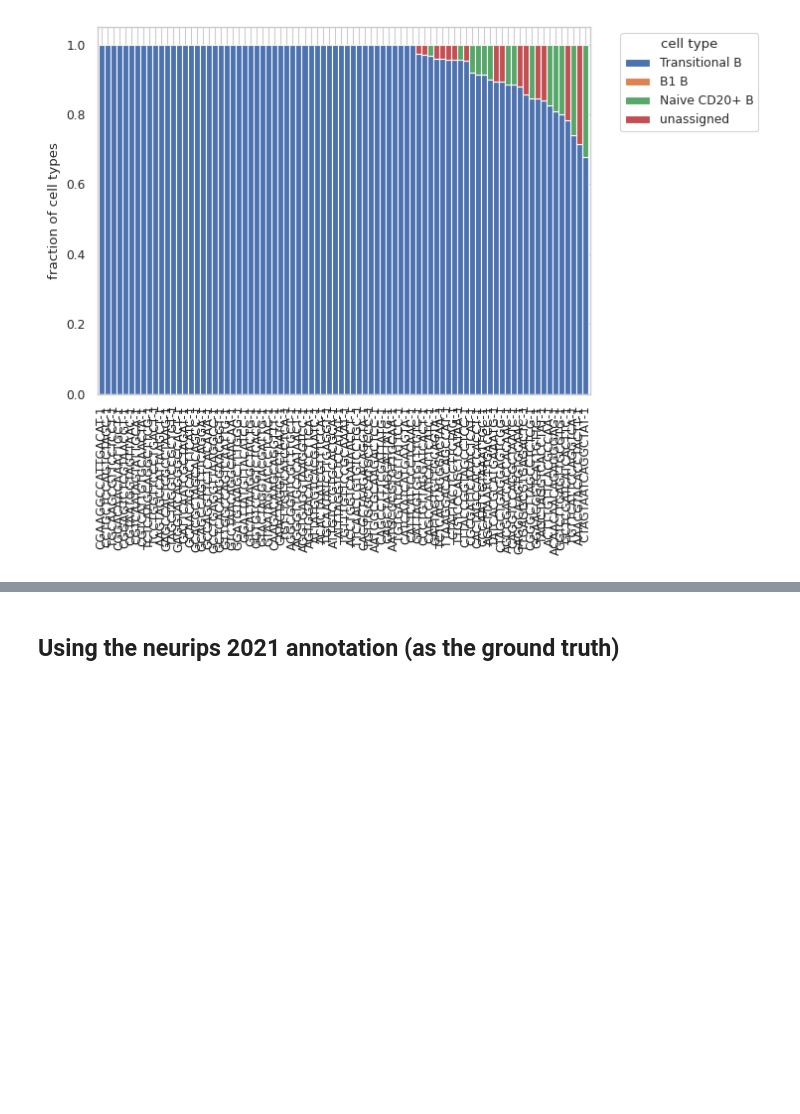
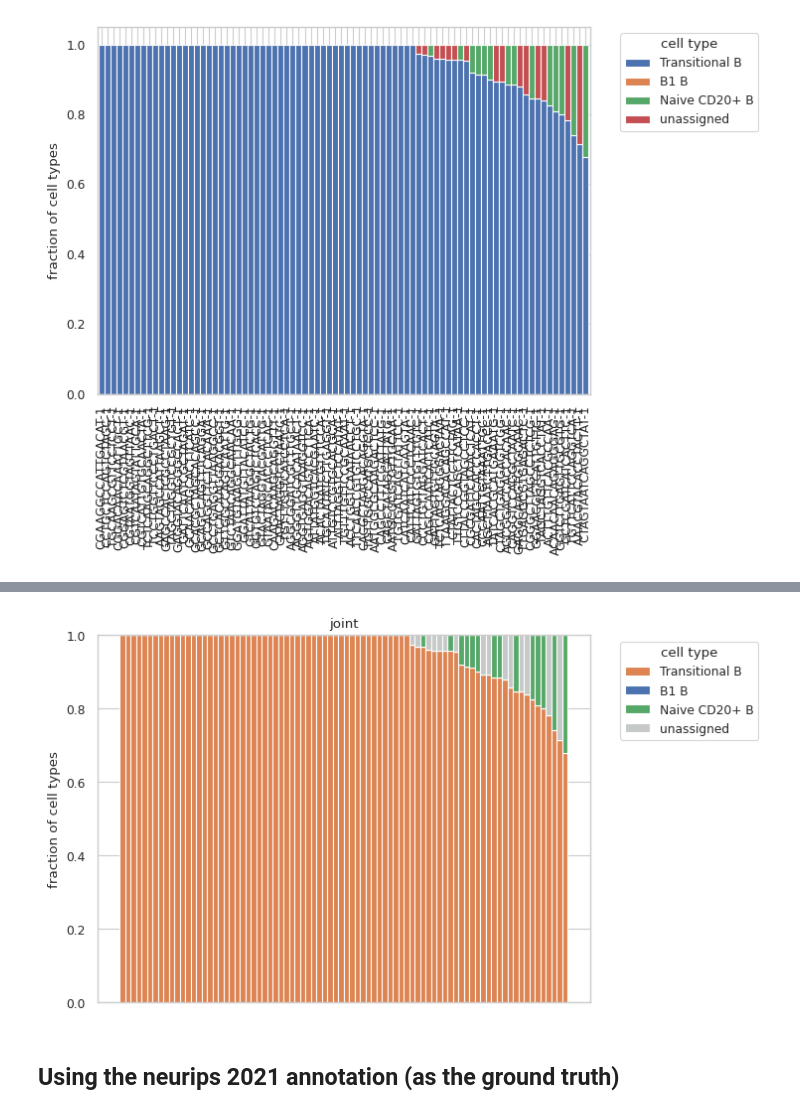
Before and after one commit to czbiohub-sf/celltype_annotation_tutorial, a Jupyter notebook: notebooks/Fig4S1_RNA_ATAC_celltype_distances.ipynb, the cells around one changed output, grey strips where cells are left out. Cells and saved outputs as stored; diff of their text form; code cells hidden in the pictures; blank space fills up the shorter version.

```diff
--- a/notebooks/Fig4S1_RNA_ATAC_celltype_distances.ipynb
+++ b/notebooks/Fig4S1_RNA_ATAC_celltype_distances.ipynb
@@ -871,3 +923,26 @@ plt.show()
+# %%
+# ['#4c72b0', '#dd8452', '#55a868', '#C5C9C7'] = ["B1 B", "Transitional B","Naive CD20+ B","unassigned"]
+df_sorted = df_frac_joint.sort_values('Transitional B', ascending=False)
+transB = df_sorted.loc[:,"Transitional B"].to_list()
+B1B = df_sorted.loc[:,"B1 B"].to_list()
+naiveCD20B = df_sorted.loc[:,"Naive CD20+ B"].to_list()
+unassigned = df_sorted.loc[:,"unassigned"].to_list()
+
+fig, ax = plt.subplots()
+ax.bar(df_sorted.index,transB, color="#dd8452", width=1,label="Transitional B")
+ax.bar(df_sorted.index, B1B, bottom=transB, color="#4c72b0", width=1, label="B1 B")
+ax.bar(df_sorted.index, naiveCD20B, bottom= [sum(x) for x in zip(transB, B1B)], color="#55a868", width=1,
+       label="Naive CD20+ B")
+ax.bar(df_sorted.index, unassigned,bottom = [sum(x) for x in zip(transB, B1B, naiveCD20B)],
+       color="#C5C9C7", width=1, label="unassigned")
+ax.set_ylabel("fraction of cell types")
+ax.set_xticklabels([])
+ax.set_title("joint")
+ax.legend(title="cell type", bbox_to_anchor=(1.05,1), loc="upper left")
+plt.savefig(figpath+"frac_manual_B_subtypes_neighbors_joint_stacked_bars.pdf")
+plt.show()
+# %% [output]
+[figure, added]
 # %% [markdown]
 ## Using the neurips 2021 annotation (as the ground truth)
 # %%
```
Also changed, not shown: parts of 7 cells of this notebook, 6 other files.
